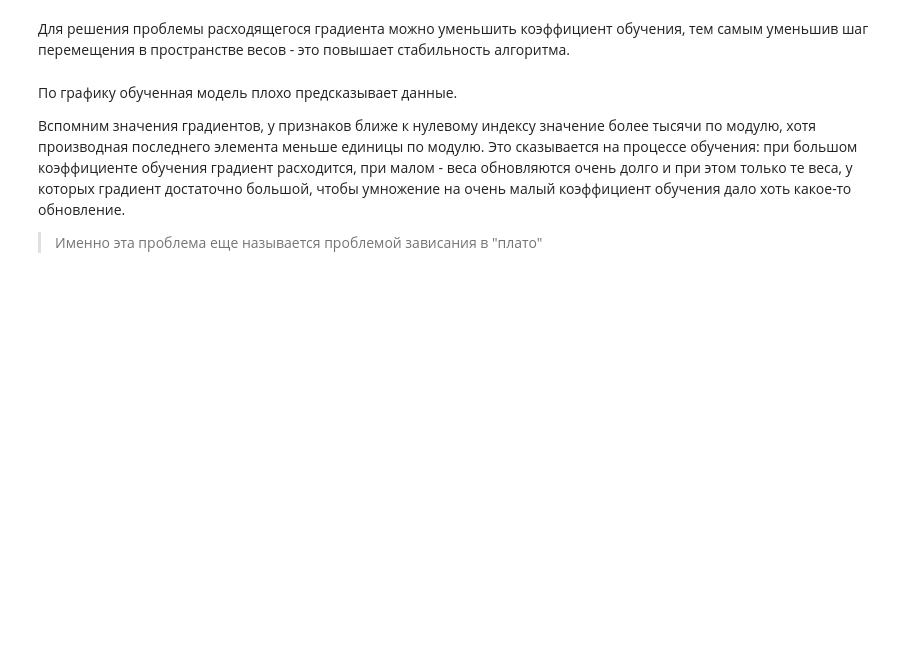
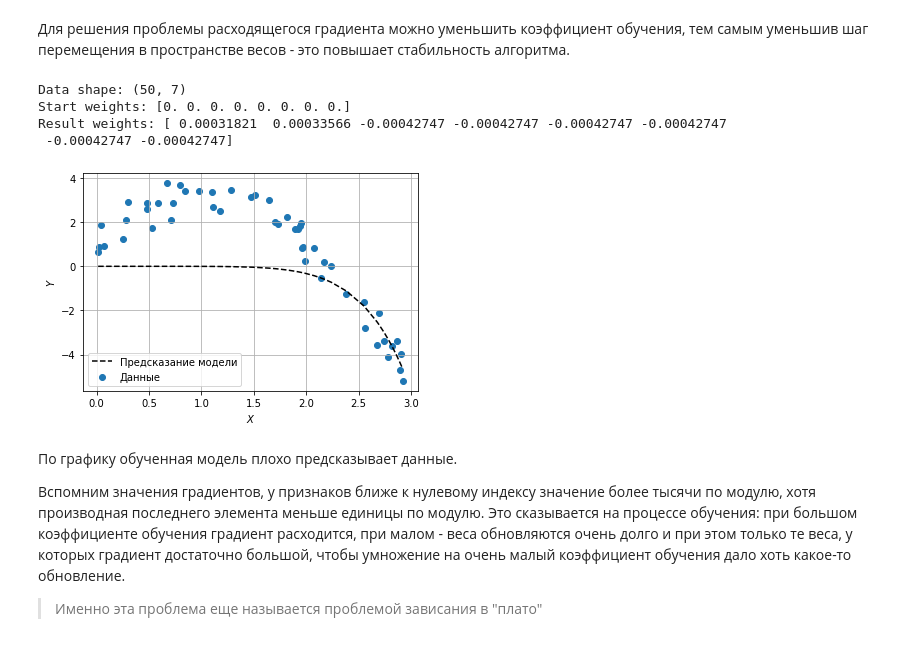
Before and after one commit to Dohako/ml_learning, a Jupyter notebook: Notebooks/11_Regression.ipynb, the cells around one changed output. Drawn from its saved outputs; the diff is of its cells as text; code cells hidden in the pictures; blank space fills up the shorter version.

```diff
--- a/Notebooks/11_Regression.ipynb
+++ b/Notebooks/11_Regression.ipynb
@@ -1330,3 +1369,14 @@ $$
 Так как в модели уже три веса, то отобразить плоскость функции потерь затруднительно, но мы можем проверить работоспособность наших функций, которые были написаны ранее.
 
 Перед этим нам нужно сформировать преобразование, которое будет приводить вектор данных к представлению для линейной регрессии. Называется такой шаг - генерация полиномиальных признаков.
+# %%
+X = np.array([
+    [1],
+    [2],
+    [3],
+])
+X * X
+X_poly = np.append(X, X ** 2, axis=1)
+print(X_poly)
+l = range(1,7)
+print(l[0])
@@ -1334,6 +1389,9 @@ $$
 def generate_polynomial_features(X, degree):
     # TODO - код генерации полиномиальных признаков
     #           из вектора X
+    X_poly = X
+    for i in range(1,degree):
+      X_poly = np.append(X_poly, X ** degree, axis=1)
     return X_poly
 # %%
 # TEST
@@ -1570,13 +1734,19 @@ print(dJ)
 Для решения проблемы расходящегося градиента можно уменьшить коэффициент обучения, тем самым уменьшив шаг перемещения в пространстве весов - это повышает стабильность алгоритма.
 # %%
 new_W, loss_history = fit_model(
-    lr=1e-6,
+    lr=1e-7,
     n_iter=2000,
     X=X,
     y=y_true
 )
 y_pred = predict(X, new_W)
 plot_model(X_data, y_pred, y_data)
+# %% [output]
+Data shape: (50, 7)
+Start weights: [0. 0. 0. 0. 0. 0. 0. 0.]
+Result weights: [ 0.00031821  0.00033566 -0.00042747 -0.00042747 -0.00042747 -0.00042747
+ -0.00042747 -0.00042747]
+[figure, added]
 # %% [markdown]
 По графику обученная модель плохо предсказывает данные.
 
```
Also changed, not shown: parts of 30 cells of this notebook.
